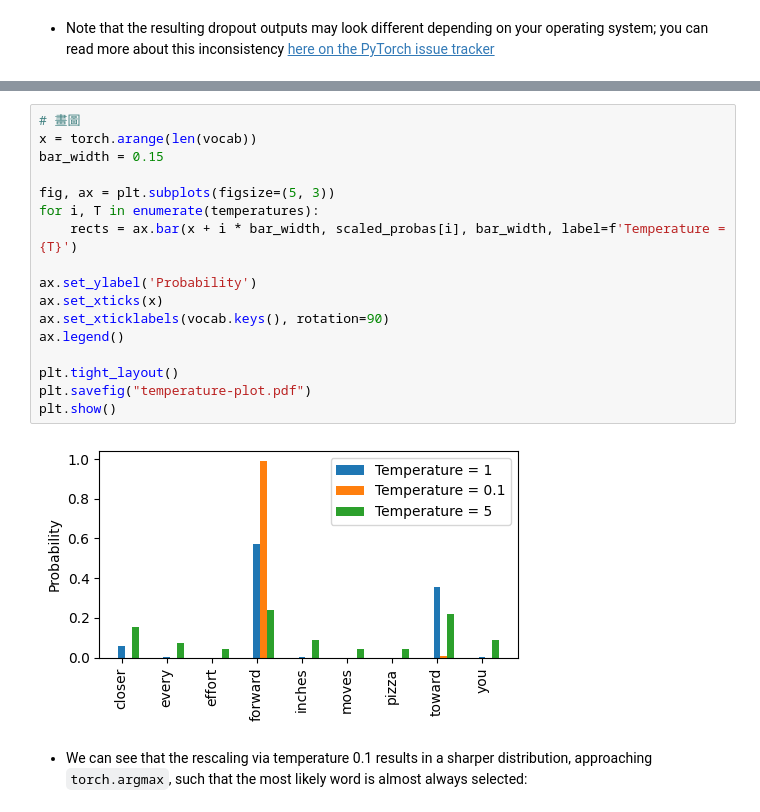
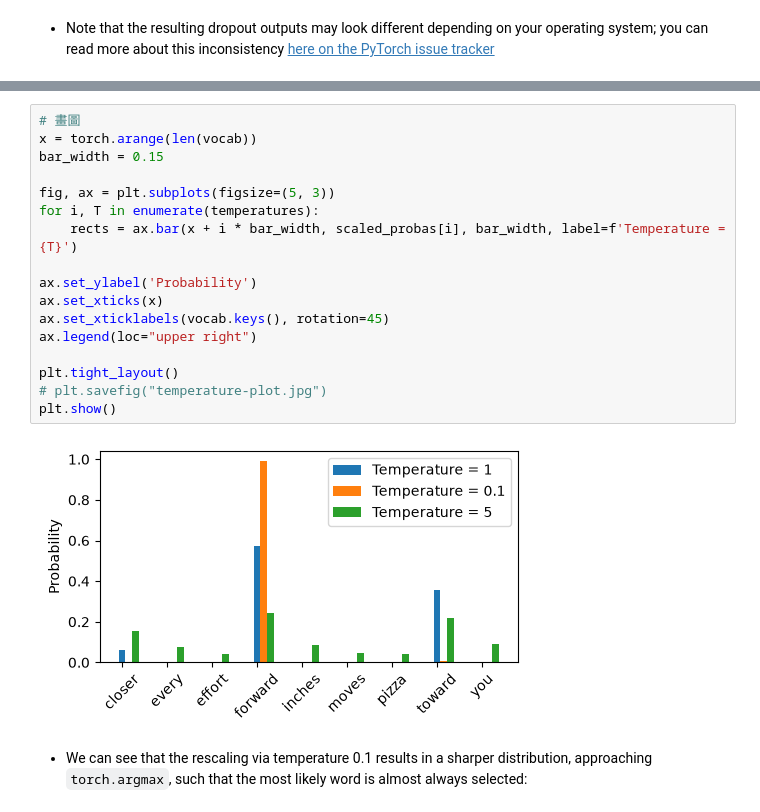
Before and after one commit to ylx959/My_First_LLM, a Jupyter notebook: ch05/01_main-chapter-code/ch05.ipynb, the cells around one changed output, grey strips where cells are left out. Saved outputs shown, nothing was run; the diff lists cells and outputs as text.

```diff
--- a/ch05/01_main-chapter-code/ch05.ipynb
+++ b/ch05/01_main-chapter-code/ch05.ipynb
@@ -783,22 +847,22 @@ scaled_probas = [softmax_with_temperature(next_token_logits, T) for T in tempera
 # %%
 # 畫圖
 x = torch.arange(len(vocab))
 bar_width = 0.15
 
 fig, ax = plt.subplots(figsize=(5, 3))
 for i, T in enumerate(temperatures):
     rects = ax.bar(x + i * bar_width, scaled_probas[i], bar_width, label=f'Temperature = {T}')
 
 ax.set_ylabel('Probability')
 ax.set_xticks(x)
-ax.set_xticklabels(vocab.keys(), rotation=90)
-ax.legend()
+ax.set_xticklabels(vocab.keys(), rotation=45)
+ax.legend(loc="upper right")
 
 plt.tight_layout()
-plt.savefig("temperature-plot.pdf")
+# plt.savefig("temperature-plot.jpg")
 plt.show()
 # %% [output]
-[figure, old version]
+[figure, new version]
 # %% [markdown]
 - We can see that the rescaling via temperature 0.1 results in a sharper distribution, approaching `torch.argmax`, such that the most likely word is almost always selected:
 # %%
```
Also changed, not shown: parts of 35 cells of this notebook, 6 other files.
